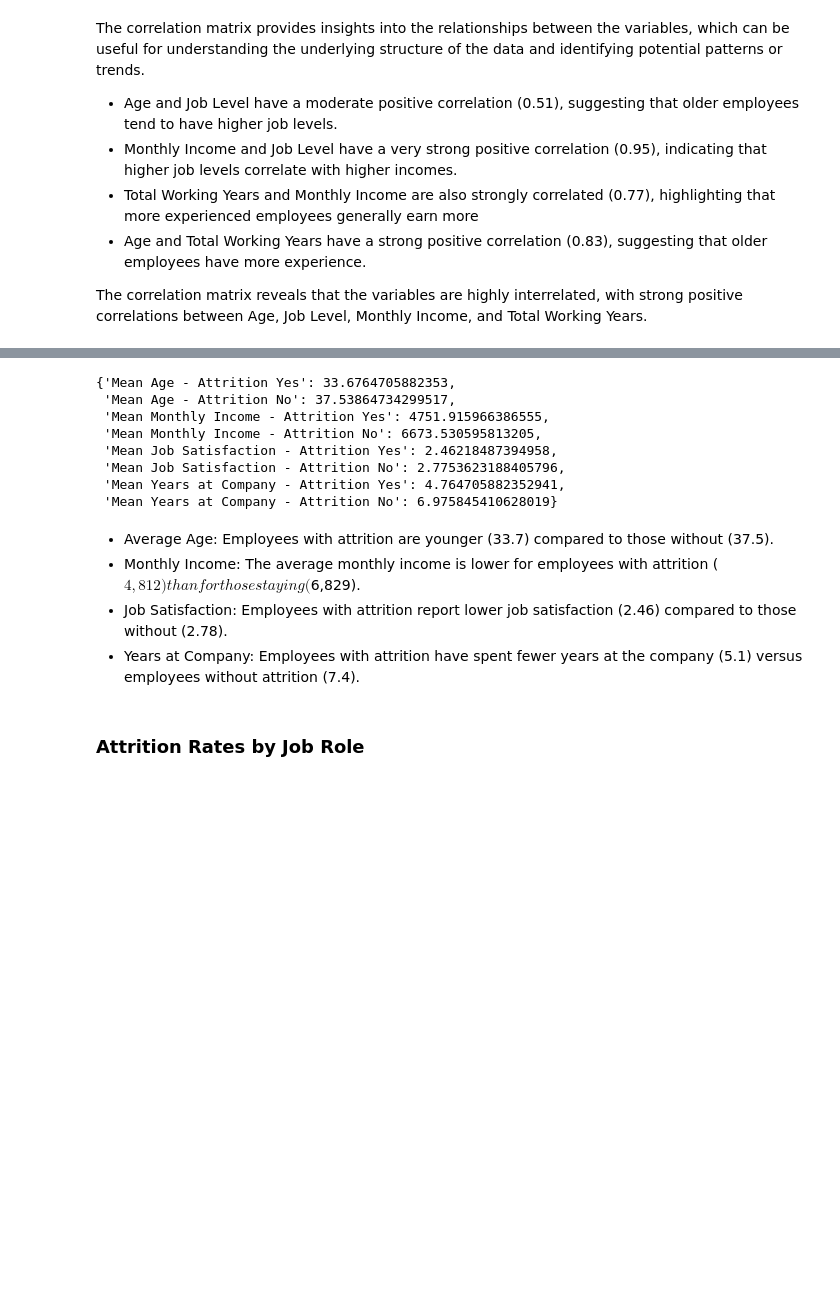
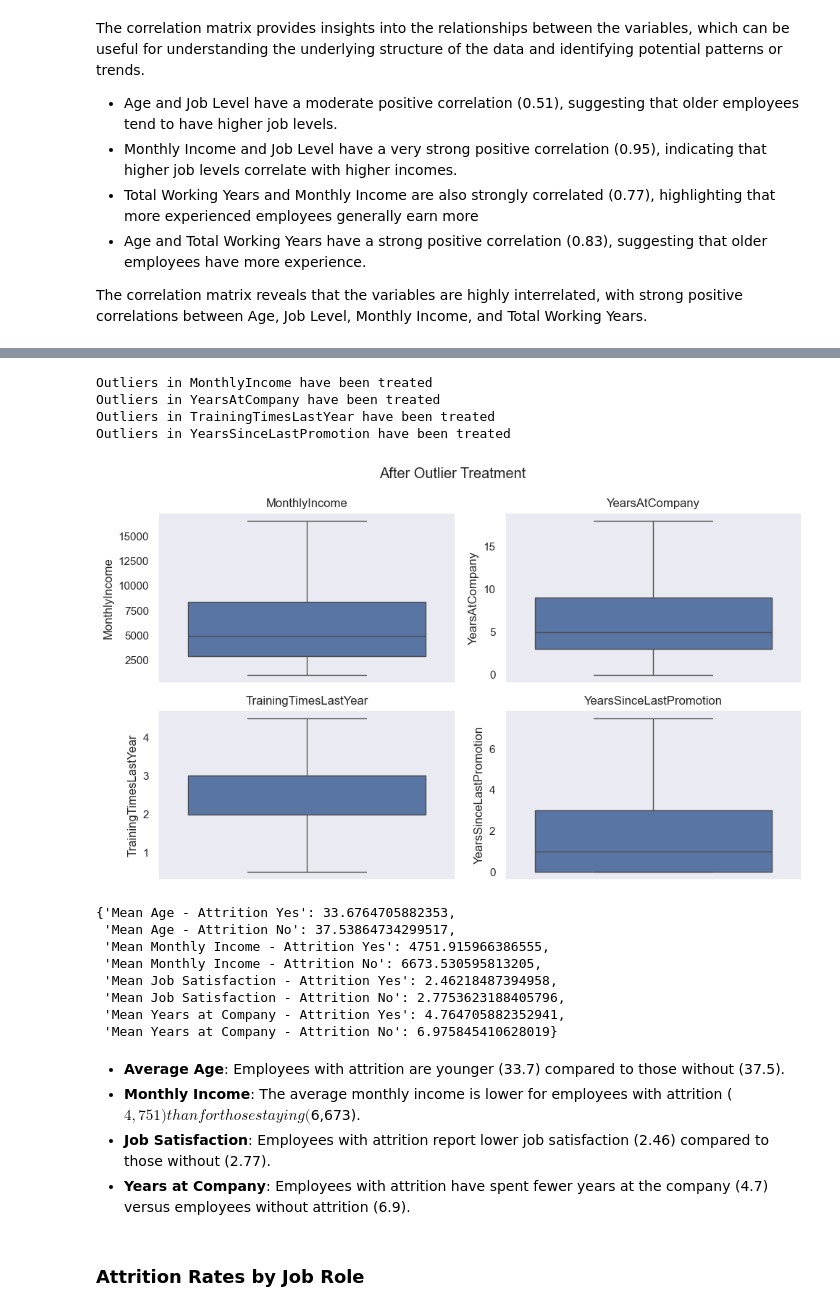
Before and after one commit to Aditya2413/hr_analysis, a Jupyter notebook: HR.ipynb, the cells around one changed output, grey strips where cells are left out. Drawn from its saved outputs; the diff is of its cells as text; code cells hidden in the pictures; blank space fills up the shorter version.

```diff
--- a/HR.ipynb
+++ b/HR.ipynb
@@ -384,3 +443,25 @@ Level, Monthly Income, and Total Working Years.
+# %%
+# treating outliers
+df = outlier_treatment(df,["MonthlyIncome", "YearsAtCompany", "TrainingTimesLastYear", "YearsSinceLastPromotion"])
+
+fig,axs = plt.subplots(2,2,figsize=(10,6))
+sns.boxplot(y='MonthlyIncome',data=df,ax=axs[0,0])
+sns.boxplot(y='YearsAtCompany',data=df,ax=axs[0,1])
+sns.boxplot(y='TrainingTimesLastYear',data=df,ax=axs[1,0])
+sns.boxplot(y='YearsSinceLastPromotion',data=df,ax=axs[1,1])
+axs[0,0].set_title('MonthlyIncome')
+axs[0,1].set_title('YearsAtCompany')
+axs[1,0].set_title('TrainingTimesLastYear')
+axs[1,1].set_title('YearsSinceLastPromotion')
+plt.suptitle('After Outlier Treatment')
+plt.tight_layout()
+plt.show()
+# %% [output]
+Outliers in MonthlyIncome have been treated
+Outliers in YearsAtCompany have been treated
+Outliers in TrainingTimesLastYear have been treated
+Outliers in YearsSinceLastPromotion have been treated
+[figure, added]
 # %%
 # Check attrition-related insights by comparing metrics between Attrition groups
 # Calculating mean values of certain attributes for Attrition "Yes" and "No" groups
@@ -410,10 +491,10 @@ attrition_insights
  'Mean Years at Company - Attrition Yes': 4.764705882352941,
  'Mean Years at Company - Attrition No': 6.975845410628019}
 # %% [markdown]
-- Average Age: Employees with attrition are younger (33.7) compared to those without (37.5).
-- Monthly Income: The average monthly income is lower for employees with attrition ($4,812) than for those staying ($6,829).
-- Job Satisfaction: Employees with attrition report lower job satisfaction (2.46) compared to those without (2.78).
-- Years at Company: Employees with attrition have spent fewer years at the company (5.1) versus employees without attrition (7.4).
+- **Average Age**: Employees with attrition are younger (33.7) compared to those without (37.5).
+- **Monthly Income**: The average monthly income is lower for employees with attrition ($4,751) than for those staying ($6,673).
+- **Job Satisfaction**: Employees with attrition report lower job satisfaction (2.46) compared to those without (2.77).
+- **Years at Company**: Employees with attrition have spent fewer years at the company (4.7) versus employees without attrition (6.9).
 # %% [markdown]
 ### Attrition Rates by Job Role
 # %%
```
Also changed, not shown: parts of 22 cells of this notebook.
